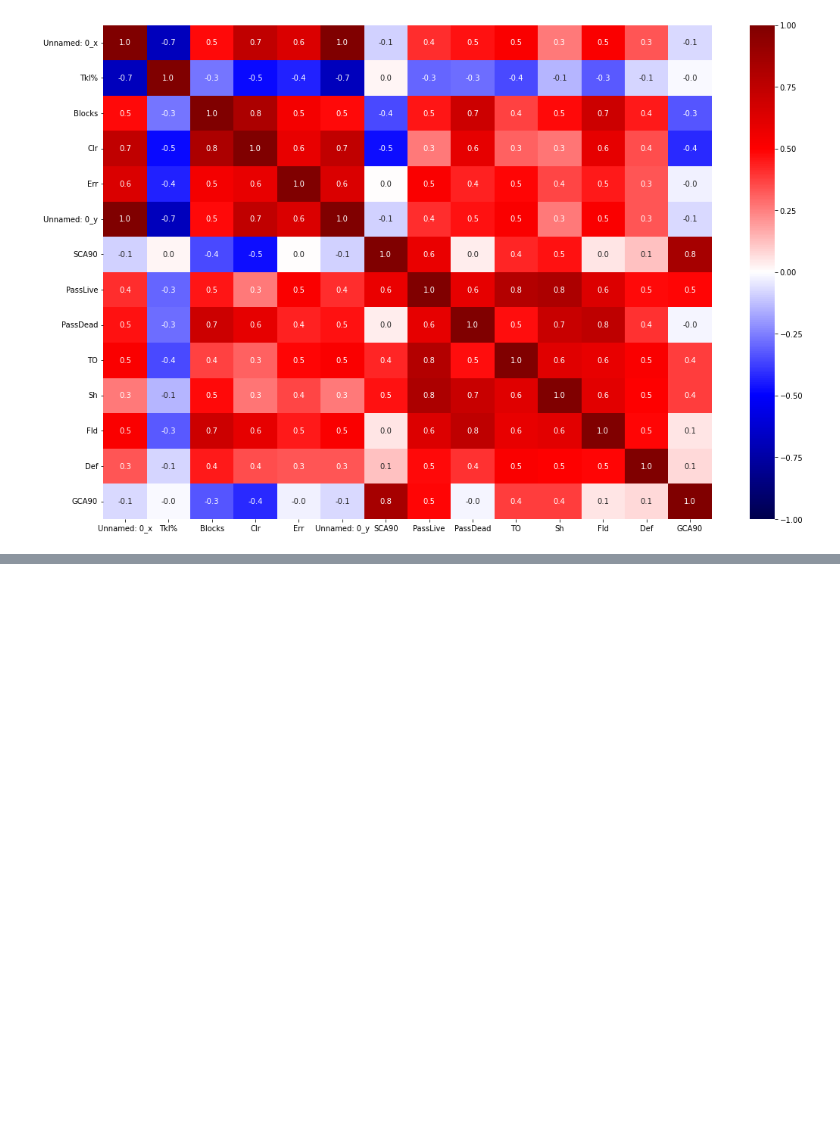
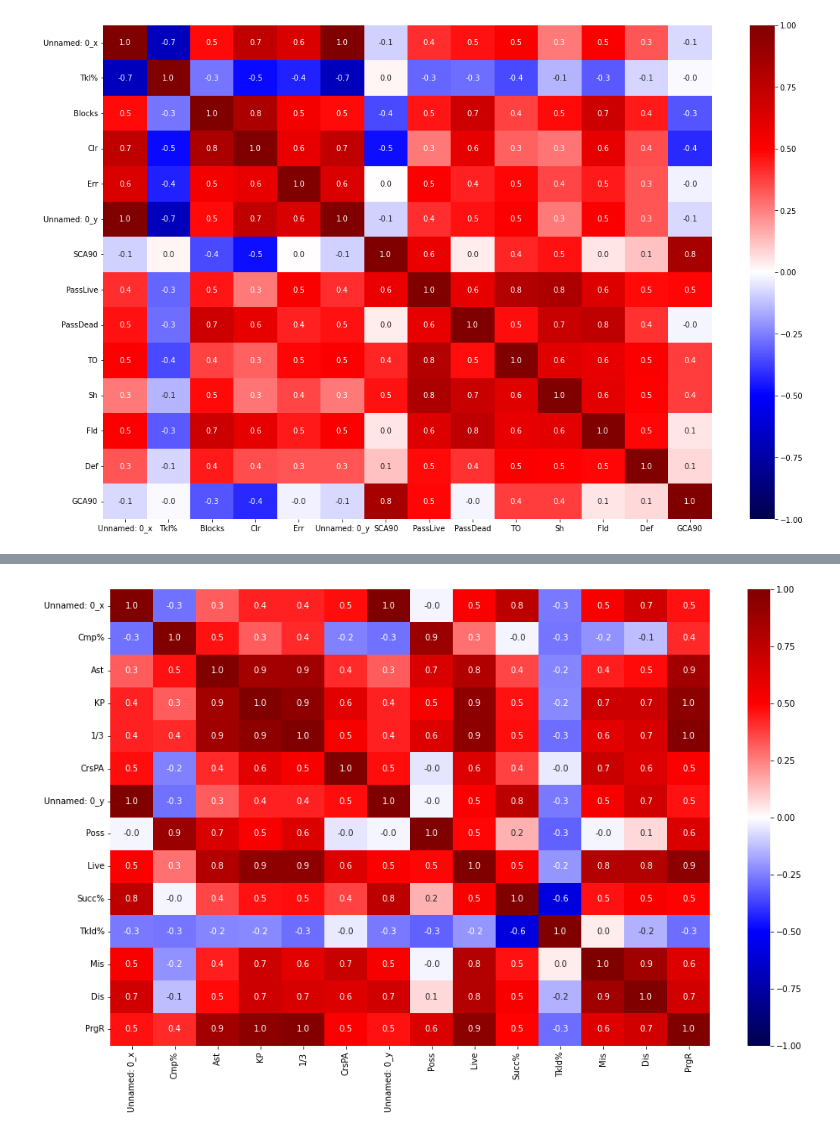
Before and after one commit to umutarsln/lineer-regression, a Jupyter notebook: umutarslan/predictions/merge_tables.ipynb, the cells around one changed output, grey strips where cells are left out. Cells and saved outputs as stored; diff of their text form; code cells hidden in the pictures; blank space fills up the shorter version.

```diff
--- a/umutarslan/predictions/merge_tables.ipynb
+++ b/umutarslan/predictions/merge_tables.ipynb
@@ -40,0 +49,2 @@ sns.heatmap(merged_df.corr(), cmap="seismic", annot=True, vmin=-1, vmax=1, fmt='
+# %%
+merged_df_2 = df_passing.merge(df_possession, on=merge_columns, how='inner')
@@ -40,0 +67,5 @@ sns.heatmap(merged_df.corr(), cmap="seismic", annot=True, vmin=-1, vmax=1, fmt='
+# %%
+plt.figure(figsize=[16,10])
+sns.heatmap(merged_df_2.corr(), cmap="seismic", annot=True, vmin=-1, vmax=1, fmt='.1f');
+# %% [output]
+[figure, added]
```
Also changed, not shown: parts of 41 cells of this notebook, 1 other file.
